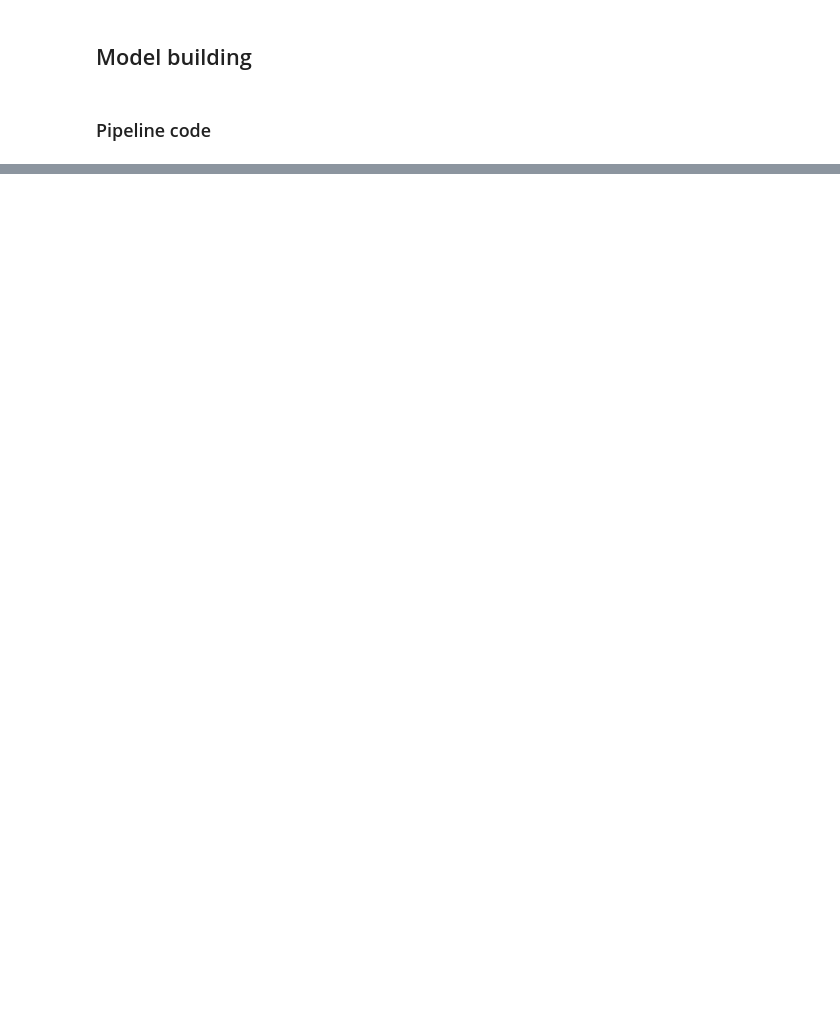
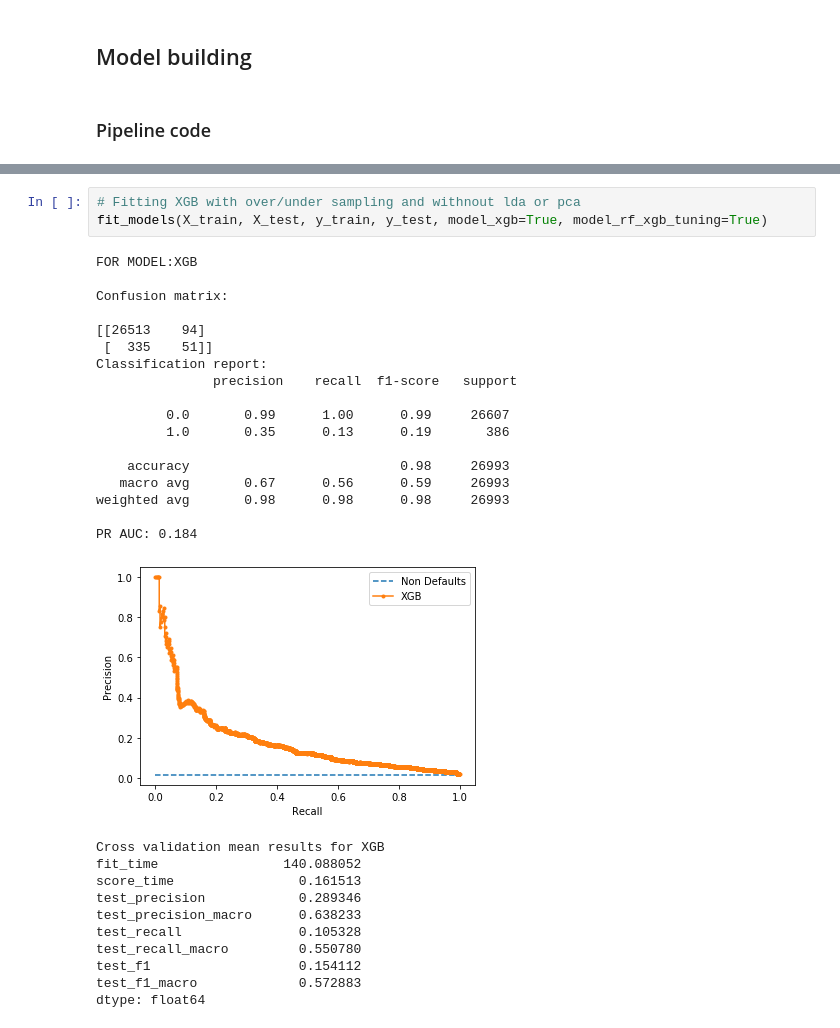
Before and after one commit to ramesh-suragam/ML_Case_Study, a Jupyter notebook: ML_Case_Study.ipynb, the cells around one changed output, grey strips where cells are left out. Saved outputs shown, nothing was run; the diff lists cells and outputs as text; blank space fills up the shorter version.

```diff
--- a/ML_Case_Study.ipynb
+++ b/ML_Case_Study.ipynb
@@ -757,0 +883,32 @@ PR AUC: 0.114
+# %%
+# Fitting XGB with over/under sampling and withnout lda or pca
+fit_models(X_train, X_test, y_train, y_test, model_xgb=True, model_rf_xgb_tuning=True)
+# %% [output]
+FOR MODEL:XGB
+
+Confusion matrix:
+
+[[26513    94]
+ [  335    51]]
+Classification report:
+               precision    recall  f1-score   support
+
+         0.0       0.99      1.00      0.99     26607
+         1.0       0.35      0.13      0.19       386
+
+    accuracy                           0.98     26993
+   macro avg       0.67      0.56      0.59     26993
+weighted avg       0.98      0.98      0.98     26993
+
+PR AUC: 0.184
+[figure, added]
+Cross validation mean results for XGB
+fit_time                140.088052
+score_time                0.161513
+test_precision            0.289346
+test_precision_macro      0.638233
+test_recall               0.105328
+test_recall_macro         0.550780
+test_f1                   0.154112
+test_f1_macro             0.572883
+dtype: float64
```
Also changed, not shown: parts of 34 cells of this notebook, 2 other files.
